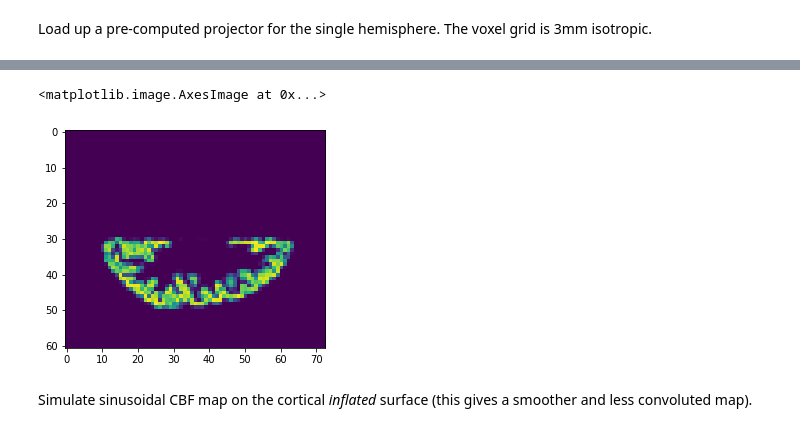
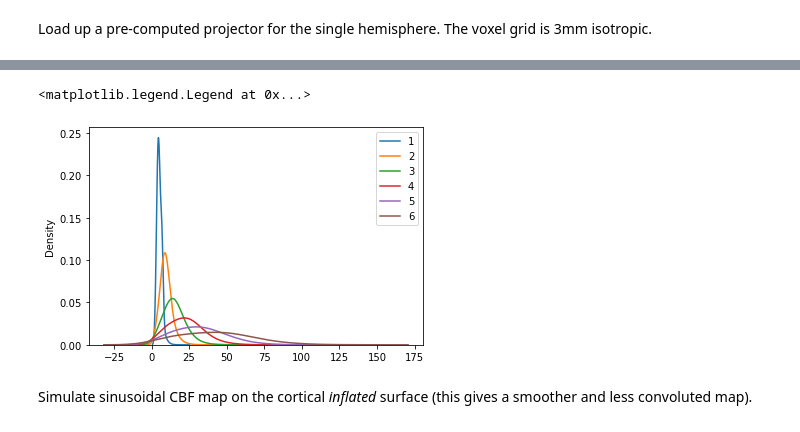
Before and after one commit to tomfrankkirk/svb_evaluation, a Jupyter notebook: brain_eval.ipynb, the cells around one changed output, grey strips where cells are left out. Drawn from its saved outputs; the diff is of its cells as text; code cells hidden in the pictures.

```diff
--- a/brain_eval.ipynb
+++ b/brain_eval.ipynb
@@ -61,17 +84,23 @@ Load up a pre-computed projector for the single hemisphere. The voxel grid is 3m
+# %%
+fig, ax = plt.subplots()
+for v, p in projectors.items():
+    v2s = (p.vol2surf_matrix(False) > 0)
+    vertex_count = v2s.sum(0).A.flatten()
+    sns.kdeplot(vertex_count[vertex_count > 0], label=v, ax=ax, bw=0.5)
+
+ax.legend()
+# %% [output]
+<matplotlib.legend.Legend at 0x...>
+[figure, added]
 # %%
-proj = tob.Projector.load('103818_L_hemi.h5')
-hemi = proj.hemi_dict['L']
+hemi = proj_base.hemi_dict['L']
 midsurf = hemi.midsurface()
-LIS = tob.Surface('103818.L.very_inflated.32k_fs_LR.surf.gii')
-spc = proj.spc
-pvs = proj.pvs()
+if ANATOMY == 'sph':
+    LIS = hemi.midsurface()
+else:
+    LIS = tob.Surface('103818.L.very_inflated.32k_fs_LR.surf.gii')
 thick_mask = np.linalg.norm(hemi.outSurf.points - hemi.inSurf.points, ord=2, axis=-1)
 thick_mask = (thick_mask > 0.5)
-nvox = spc.size.prod()
-plt.imshow(proj.pvs()[...,spc.size[-1]//2,0])
-# %% [output]
-<matplotlib.image.AxesImage at 0x...>
-[figure, removed]
 # %% [markdown]
 Simulate sinusoidal CBF map on the cortical *inflated* surface (this gives a smoother and less convoluted map).
 # %%
```
Also changed, not shown: parts of 28 cells of this notebook, 15 other files.
